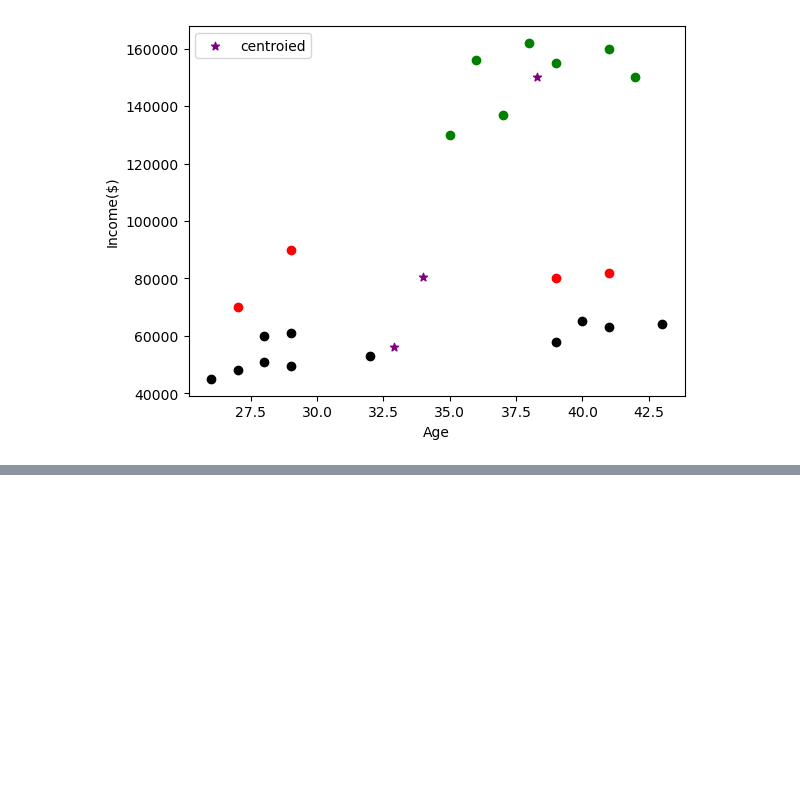
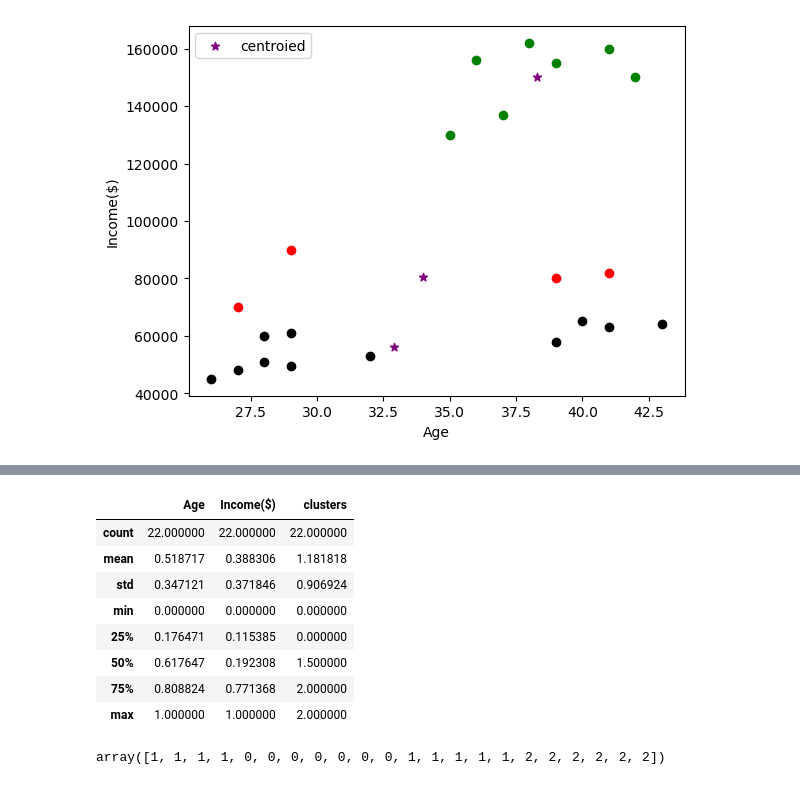
Before and after one commit to azeem932356/ML-Foundations, a Jupyter notebook: UnsupervisedLearning/K-Means/kmeans.ipynb, the cells around one changed output, grey strips where cells are left out. Cells and saved outputs as stored; diff of their text form; code cells hidden in the pictures; blank space fills up the shorter version.

```diff
--- a/UnsupervisedLearning/K-Means/kmeans.ipynb
+++ b/UnsupervisedLearning/K-Means/kmeans.ipynb
@@ -213,0 +196,20 @@ plt.show()
+# %%
+#you can check
+df.describe()
+# %% [output]
+|  | Age | Income($) | clusters |
+| count | 22.000000 | 22.000000 | 22.000000 |
+| mean | 0.518717 | 0.388306 | 1.181818 |
+| std | 0.347121 | 0.371846 | 0.906924 |
+| min | 0.000000 | 0.000000 | 0.000000 |
+| 25% | 0.176471 | 0.115385 | 0.000000 |
+| 50% | 0.617647 | 0.192308 | 1.500000 |
+| 75% | 0.808824 | 0.771368 | 2.000000 |
+| max | 1.000000 | 1.000000 | 2.000000 |
+# %%
+#now hopefuly we are going to see better results
+km= KMeans(n_clusters=3, random_state=42)
+y_predicted= km.fit_predict(df[["Age", "Income($)"]])
+y_predicted
+# %% [output]
+array([1, 1, 1, 1, 0, 0, 0, 0, 0, 0, 0, 1, 1, 1, 1, 1, 2, 2, 2, 2, 2, 2])
```
Also changed, not shown: parts of 7 cells of this notebook.
